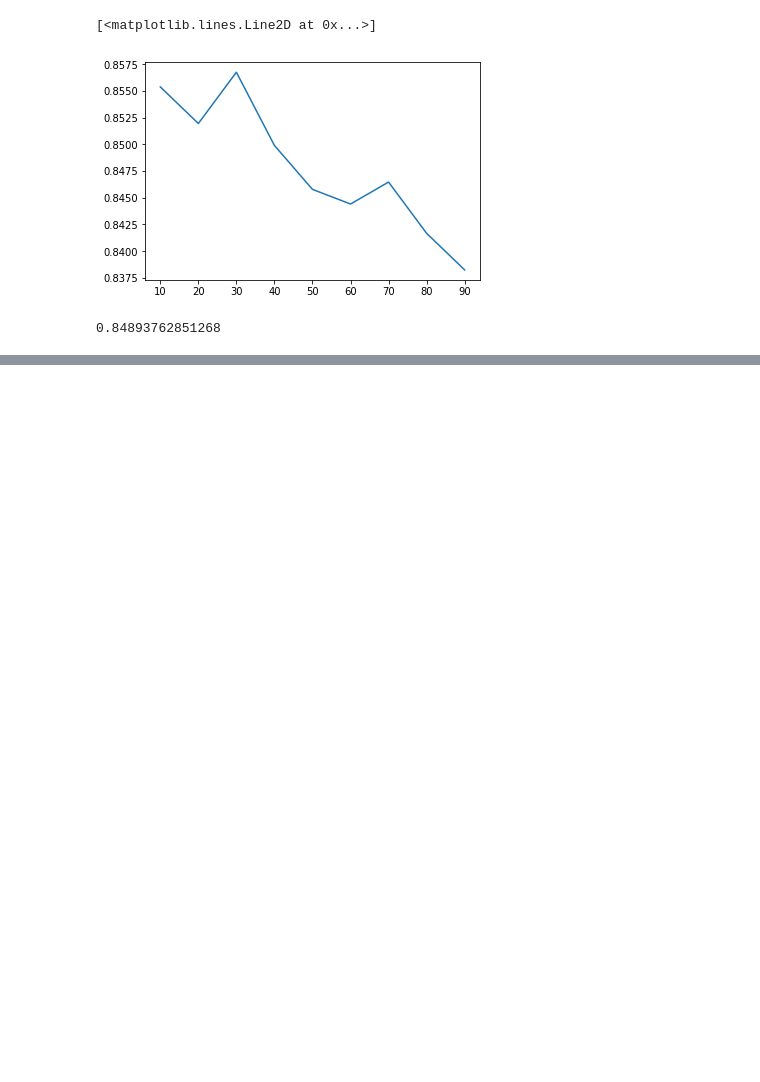
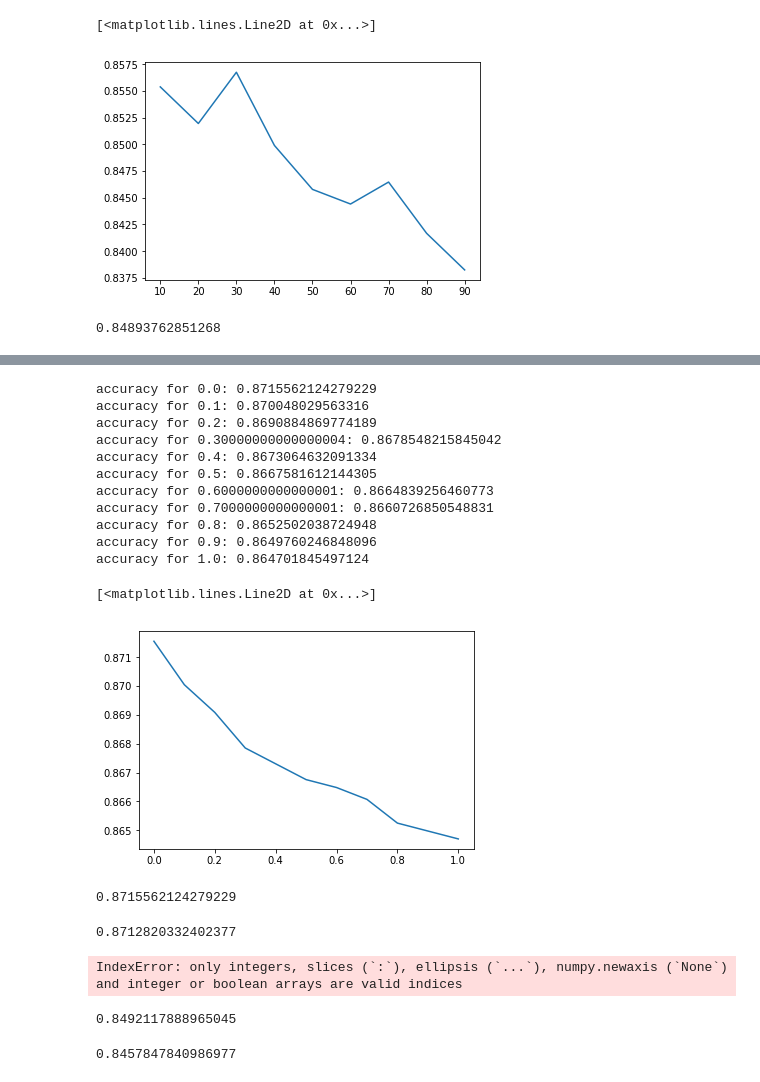
Before and after one commit to EoinDoherty/MLProject, a Jupyter notebook: EoinNLPCleaning.ipynb, the cells around one changed output, grey strips where cells are left out. Saved outputs shown, nothing was run; the diff lists cells and outputs as text; code cells hidden in the pictures; blank space fills up the shorter version.

```diff
--- a/EoinNLPCleaning.ipynb
+++ b/EoinNLPCleaning.ipynb
@@ -191,0 +348,57 @@ counter/len(df)
+# %%
+import matplotlib.pyplot as plt
+%matplotlib inline
+
+alphas = np.arange(0,1.1,0.1)
+accuracies = []
+
+for alpha in alphas:
+    acc = kFoldCheck(df, "International", "Summary", MultinomialNB(alpha=alpha))
+    accuracies.append(acc)
+    print(F"accuracy for {alpha}: {acc}")
+
+plt.plot(alphas, accuracies)
+# %% [output]
+accuracy for 0.0: 0.8715562124279229
+accuracy for 0.1: 0.870048029563316
+accuracy for 0.2: 0.8690884869774189
+accuracy for 0.30000000000000004: 0.8678548215845042
+accuracy for 0.4: 0.8673064632091334
+accuracy for 0.5: 0.8667581612144305
+accuracy for 0.6000000000000001: 0.8664839256460773
+accuracy for 0.7000000000000001: 0.8660726850548831
+accuracy for 0.8: 0.8652502038724948
+accuracy for 0.9: 0.8649760246848096
+accuracy for 1.0: 0.864701845497124
+[<matplotlib.lines.Line2D at 0x...>]
+[figure, added]
+# %%
+kFoldCheck(df, "International", "Summary", MultinomialNB(alpha=0))
+# %% [output]
+0.8715562124279229
+# %%
+kFoldCheck(df, "International", "Summary", MultinomialNB(alpha=0.005))
+# %% [output]
+0.8712820332402377
+# %%
+from sklearn.ensemble import GradientBoostingClassifier
+
+gb = GradientBoostingClassifier()
+gb.fit(trainPlots, train["International"])
+pred = gb.predict(testPlots)
+sum(pred == testPlots["International"])/len(pred)
+# %% [output]
+IndexError: only integers, slices (`:`), ellipsis (`...`), numpy.newaxis (`None`) and integer or boolean arrays are valid indices
+# %%
+sum(pred == test["International"])/len(pred)
+# %% [output]
+0.8492117888965045
+# %%
+from sklearn.ensemble import BaggingClassifier
+
+bg = BaggingClassifier()
+bg.fit(trainPlots, train["International"])
+pred = bg.predict(testPlots)
+sum(pred == test["International"])/len(pred)
+# %% [output]
+0.8457847840986977
```
Also changed, not shown: parts of 16 cells of this notebook, 1 other file.
